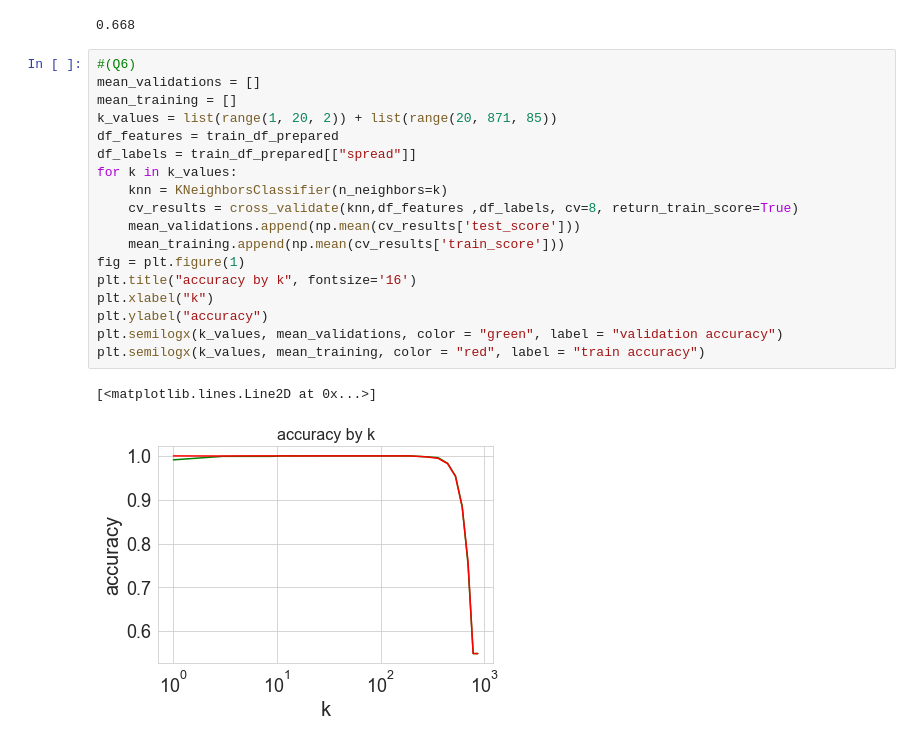
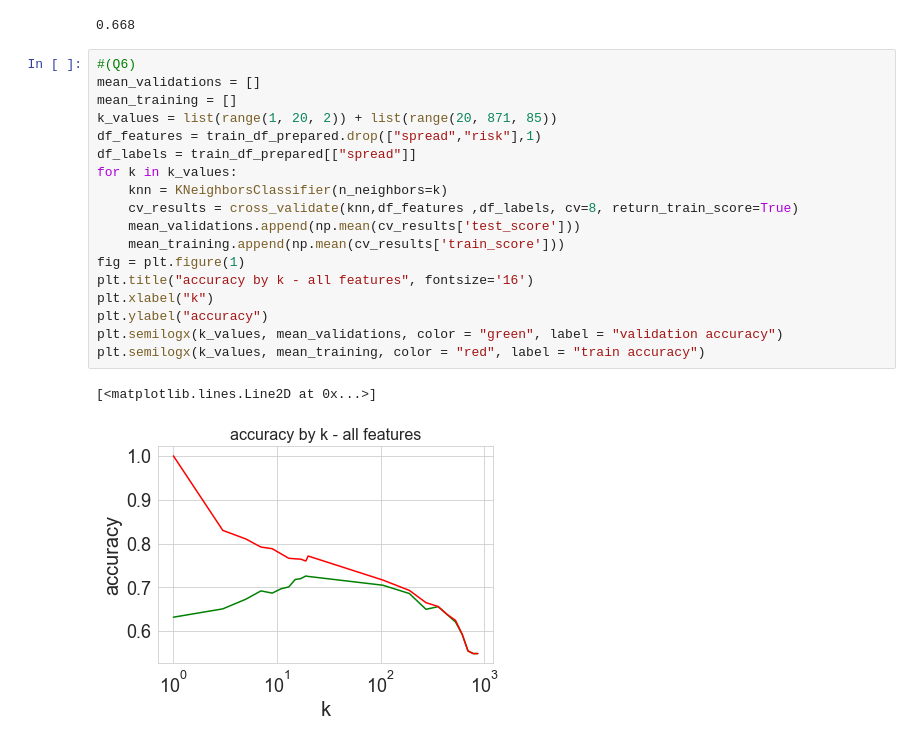
Before and after one commit to gottlieb-ofek/Major2_ML, a Jupyter notebook: 325012029-316351824.ipynb, the cells around one changed output. Cells and saved outputs as stored; diff of their text form.

```diff
--- a/325012029-316351824.ipynb
+++ b/325012029-316351824.ipynb
@@ -160,21 +161,21 @@ knn.score(df_test_features, df_test_labels)
 # %%
 #(Q6)
 mean_validations = []
 mean_training = []
 k_values = list(range(1, 20, 2)) + list(range(20, 871, 85))
-df_features = train_df_prepared
+df_features = train_df_prepared.drop(["spread","risk"],1)
 df_labels = train_df_prepared[["spread"]]
 for k in k_values:
     knn = KNeighborsClassifier(n_neighbors=k)
     cv_results = cross_validate(knn,df_features ,df_labels, cv=8, return_train_score=True)
     mean_validations.append(np.mean(cv_results['test_score']))
     mean_training.append(np.mean(cv_results['train_score']))
 fig = plt.figure(1)
-plt.title("accuracy by k", fontsize='16')
+plt.title("accuracy by k - all features", fontsize='16')
 plt.xlabel("k")
 plt.ylabel("accuracy")
 plt.semilogx(k_values, mean_validations, color = "green", label = "validation accuracy")
 plt.semilogx(k_values, mean_training, color = "red", label = "train accuracy")
 # %% [output]
 [<matplotlib.lines.Line2D at 0x...>]
-[figure, old version]
+[figure, new version]
```
Also changed, not shown: parts of 3 cells of this notebook.
